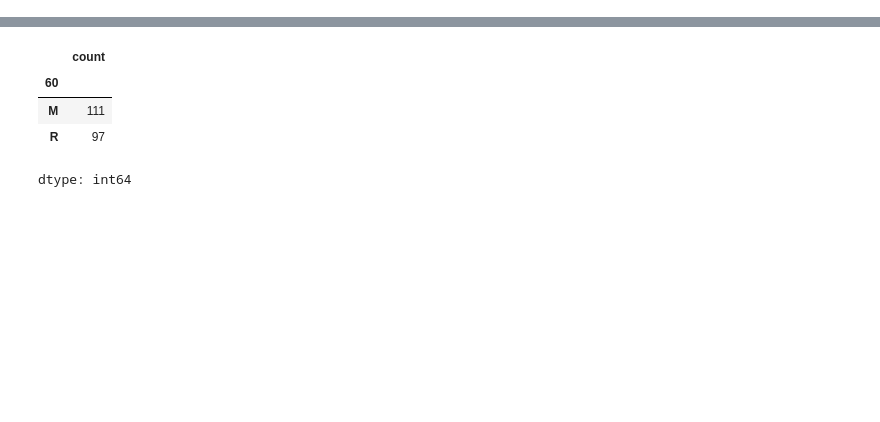
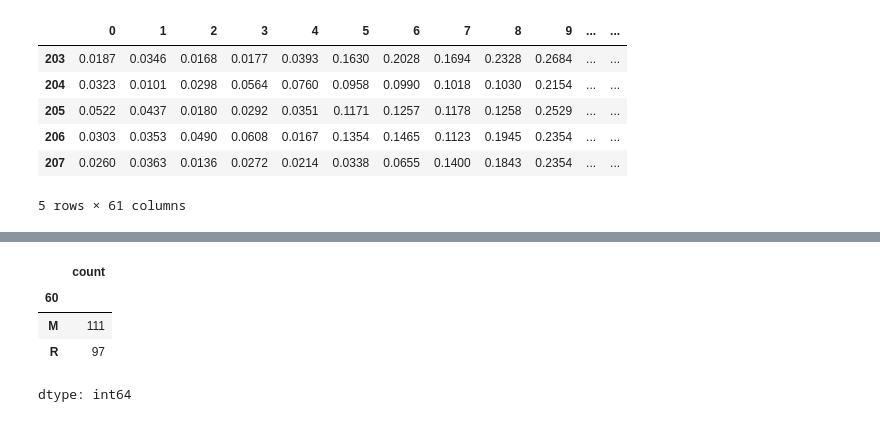
Before and after one commit to venkatalakshmisenapathi/sonar, a Jupyter notebook: Sonar.ipynb, the cells around one changed output, grey strips where cells are left out. Cells and saved outputs as stored; diff of their text form; code cells hidden in the pictures; blank space fills up the shorter version.

```diff
--- a/Sonar.ipynb
+++ b/Sonar.ipynb
@@ -22,0 +25,10 @@ df.shape
+# %%
+dataset.tail()  #Last 5 rows of data in the dataset
+# %% [output]
+|  | 0 | 1 | 2 | 3 | 4 | 5 | 6 | 7 | 8 | 9 | ... | ... |
+| 203 | 0.0187 | 0.0346 | 0.0168 | 0.0177 | 0.0393 | 0.1630 | 0.2028 | 0.1694 | 0.2328 | 0.2684 | ... | ... |
+| 204 | 0.0323 | 0.0101 | 0.0298 | 0.0564 | 0.0760 | 0.0958 | 0.0990 | 0.1018 | 0.1030 | 0.2154 | ... | ... |
+| 205 | 0.0522 | 0.0437 | 0.0180 | 0.0292 | 0.0351 | 0.1171 | 0.1257 | 0.1178 | 0.1258 | 0.2529 | ... | ... |
+| 206 | 0.0303 | 0.0353 | 0.0490 | 0.0608 | 0.0167 | 0.1354 | 0.1465 | 0.1123 | 0.1945 | 0.2354 | ... | ... |
+| 207 | 0.0260 | 0.0363 | 0.0136 | 0.0272 | 0.0214 | 0.0338 | 0.0655 | 0.1400 | 0.1843 | 0.2354 | ... | ... |
+5 rows × 61 columns
```
Also changed, not shown: parts of 22 cells of this notebook.
